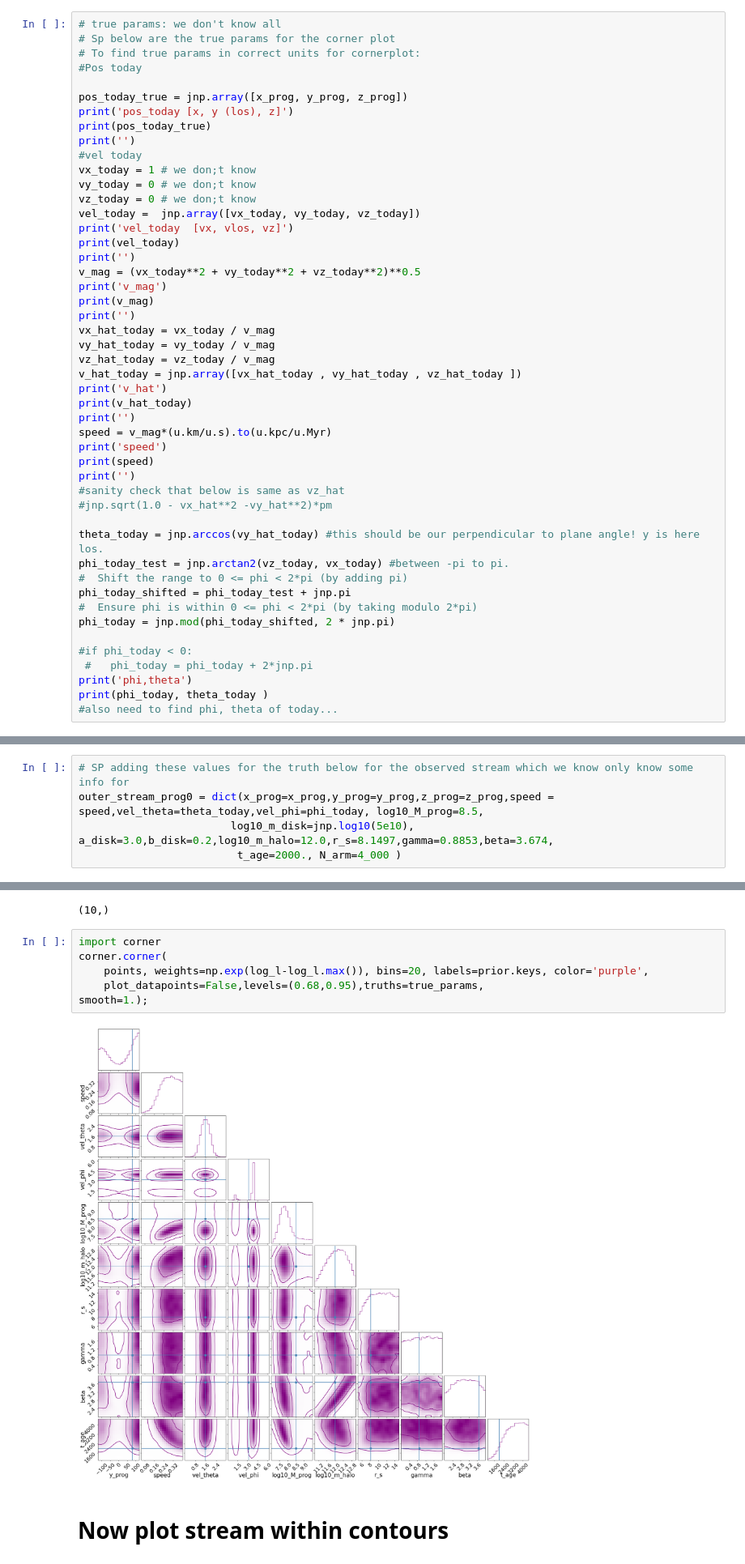
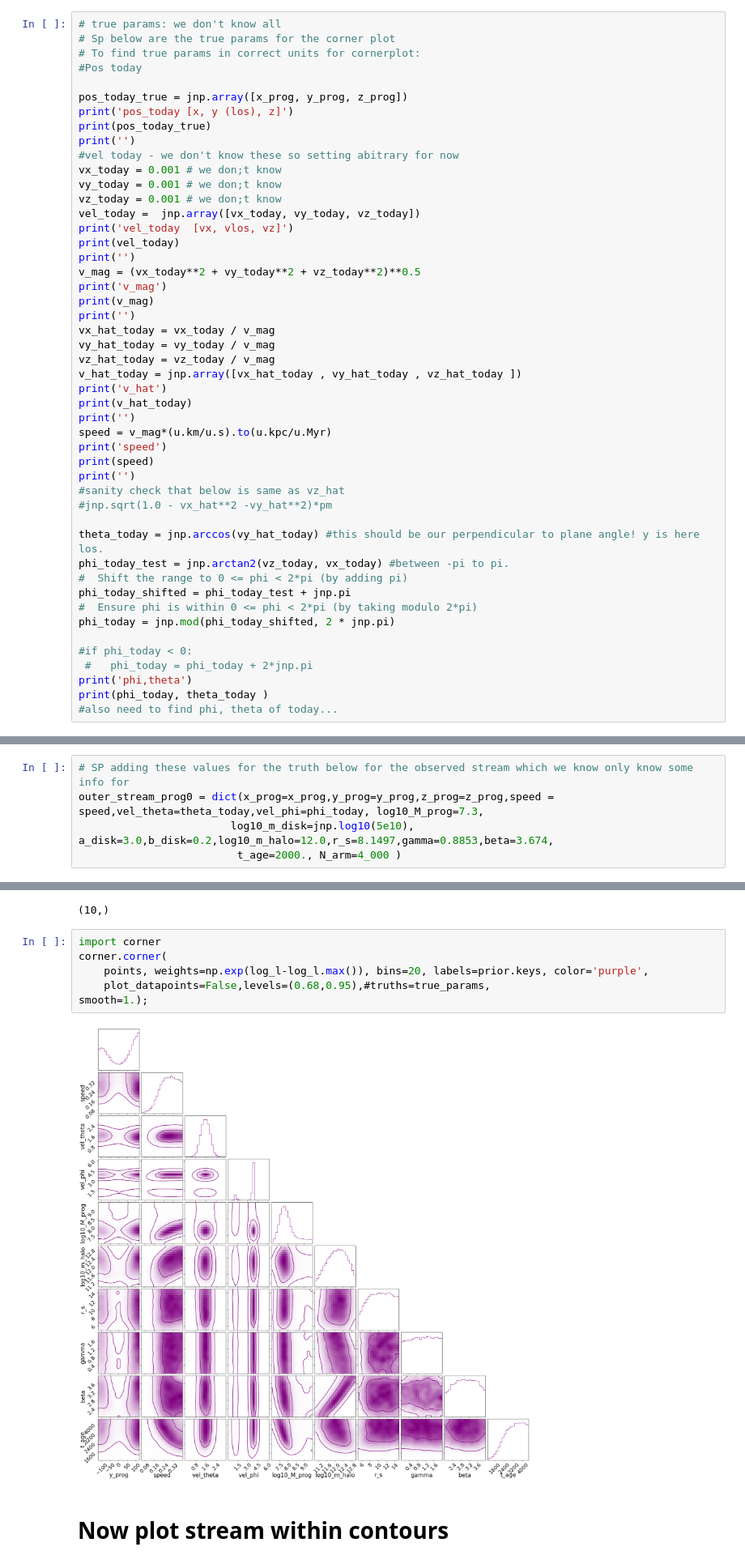
Before and after one commit to sapearson/PUk2025, a Jupyter notebook: PUK_CenA_Example.ipynb, the cells around one changed output, grey strips where cells are left out. Shown at 81% size. Cells and saved outputs as stored; diff of their text form.

```diff
--- a/PUK_CenA_Example.ipynb
+++ b/PUK_CenA_Example.ipynb
@@ -744,10 +744,10 @@ pos_today_true = jnp.array([x_prog, y_prog, z_prog])
 print('pos_today [x, y (los), z]')
 print(pos_today_true)
 print('')
-#vel today
-vx_today = 1 # we don;t know
-vy_today = 0 # we don;t know
-vz_today = 0 # we don;t know
+#vel today - we don't know these so setting abitrary for now
+vx_today = 0.001 # we don;t know
+vy_today = 0.001 # we don;t know
+vz_today = 0.001 # we don;t know
 vel_today =  jnp.array([vx_today, vy_today, vz_today])
 print('vel_today  [vx, vlos, vz]')
 print(vel_today)
@@ -803,6 +803,6 @@ phi,theta
 # %%
 # SP adding these values for the truth below for the observed stream which we know only know some info for
-outer_stream_prog0 = dict(x_prog=x_prog,y_prog=y_prog,z_prog=z_prog,speed = speed,vel_theta=theta_today,vel_phi=phi_today, log10_M_prog=8.5,
+outer_stream_prog0 = dict(x_prog=x_prog,y_prog=y_prog,z_prog=z_prog,speed = speed,vel_theta=theta_today,vel_phi=phi_today, log10_M_prog=7.3,
                         log10_m_disk=jnp.log10(5e10), a_disk=3.0,b_disk=0.2,log10_m_halo=12.0,r_s=8.1497,gamma=0.8853,beta=3.674,
                          t_age=2000., N_arm=4_000 )
 # %%
@@ -1059,11 +1059,11 @@ true_params.shape
 # %%
 import corner
 corner.corner(
     points, weights=np.exp(log_l-log_l.max()), bins=20, labels=prior.keys, color='purple',
-    plot_datapoints=False,levels=(0.68,0.95),truths=true_params,
+    plot_datapoints=False,levels=(0.68,0.95),#truths=true_params,
 smooth=1.);
 # %% [output]
-[figure, old version]
+[figure, new version]
 # %% [markdown]
 # Now plot stream within contours
 # %%
```
Also changed, not shown: parts of 2 cells of this notebook.
